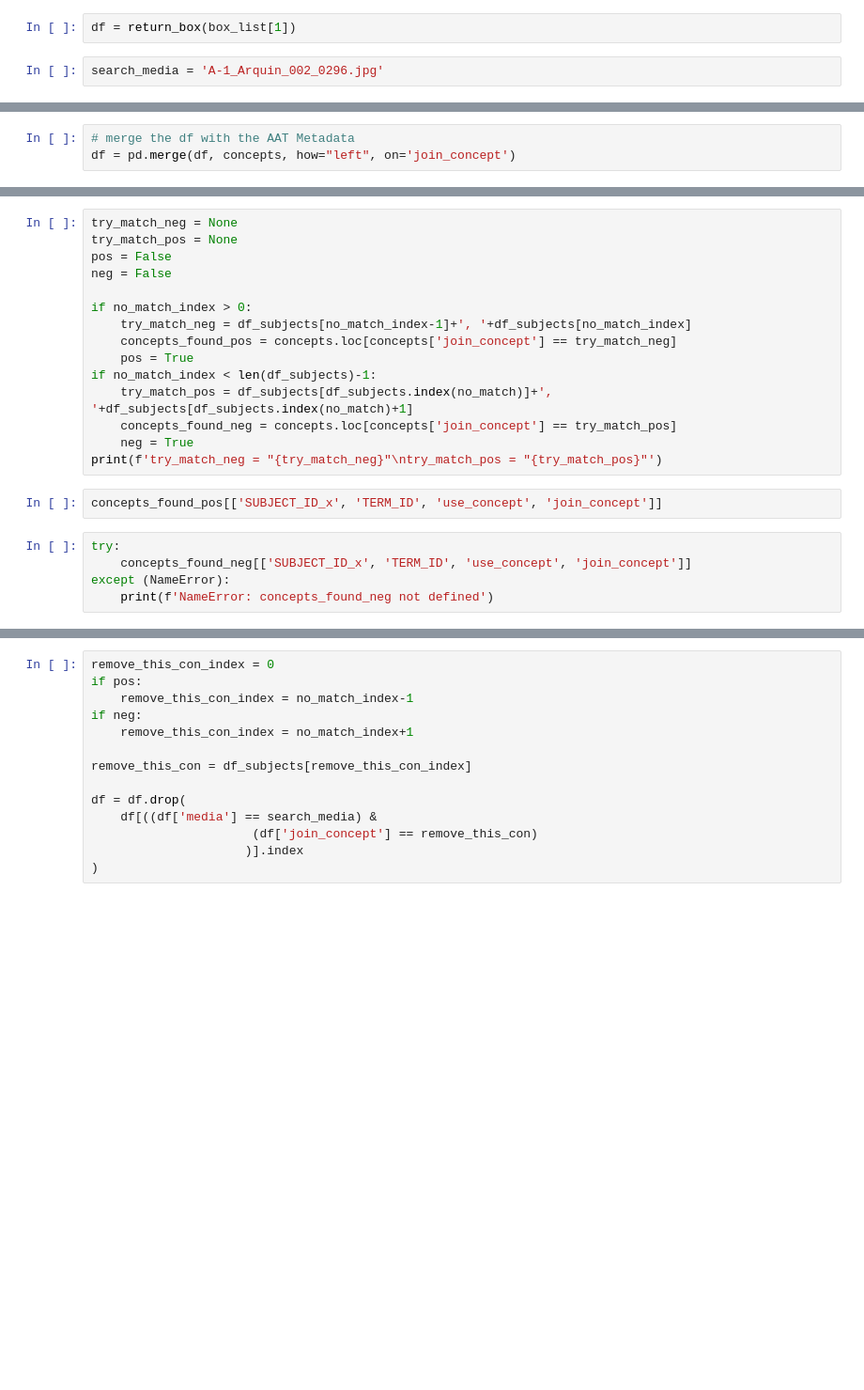
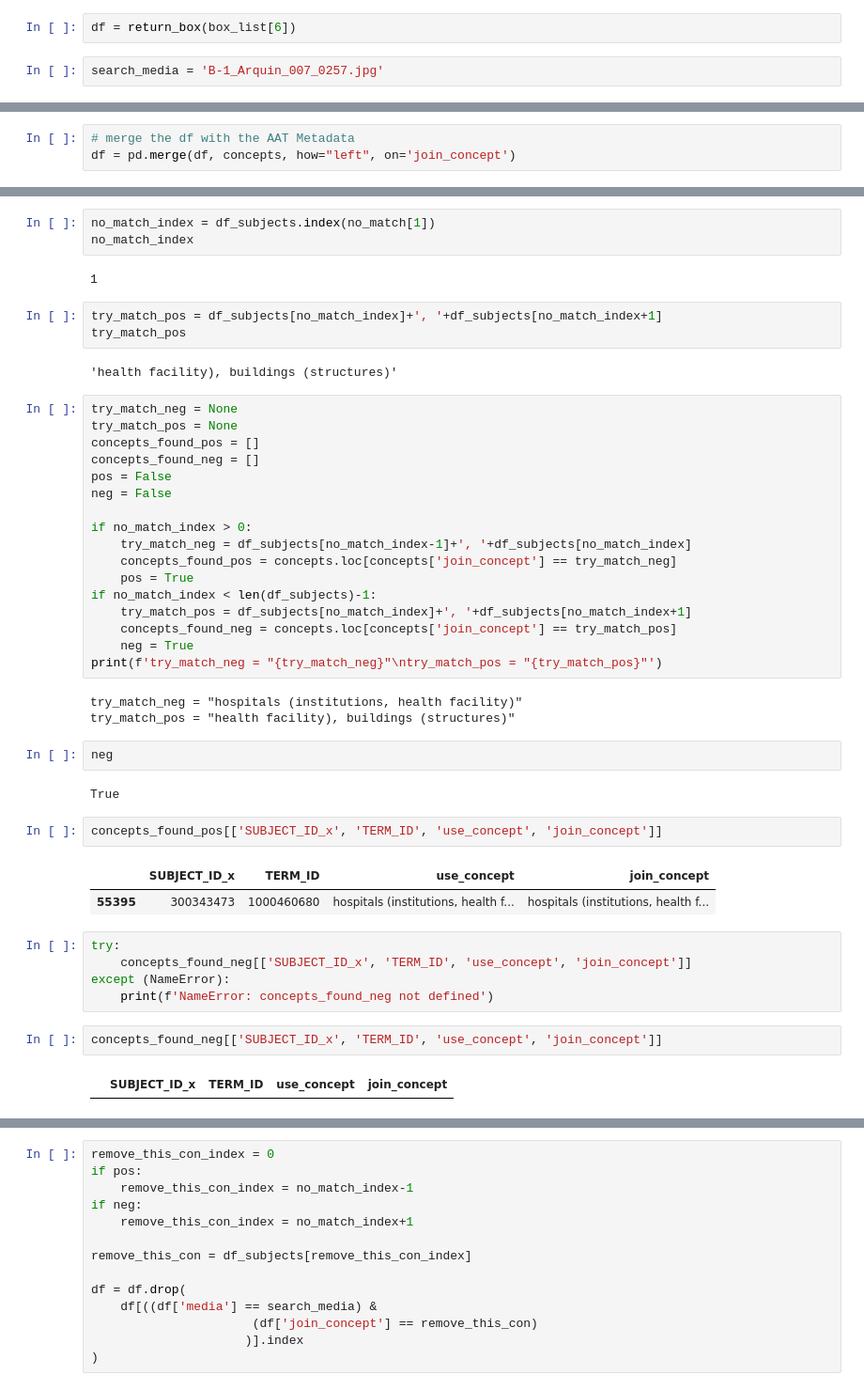
Before and after one commit to EthanDF/arquin, a Jupyter notebook: arquin_metadata_v2.ipynb, the cells around one changed output, grey strips where cells are left out. Shown at 94% size. Cells and saved outputs as stored; diff of their text form; blank space fills up the shorter version.

```diff
--- a/arquin_metadata_v2.ipynb
+++ b/arquin_metadata_v2.ipynb
@@ -216,6 +418,6 @@ This process will parse the subjects and then evaluate them.
 # %%
-df = return_box(box_list[1])
+df = return_box(box_list[6])
 # %%
-search_media = 'A-1_Arquin_002_0296.jpg'
+search_media = 'B-1_Arquin_007_0257.jpg'
 # %%
 df[df['media'] == search_media].index
@@ -254,6 +506,18 @@ for i, unmatched in enumerate(no_match):
+# %%
+no_match_index = df_subjects.index(no_match[1])
+no_match_index
+# %% [output]
+1
+# %%
+try_match_pos = df_subjects[no_match_index]+', '+df_subjects[no_match_index+1]
+try_match_pos
+# %% [output]
+'health facility), buildings (structures)'
 # %%
 try_match_neg = None
 try_match_pos = None
+concepts_found_pos = []
+concepts_found_neg = []
 pos = False
 neg = False
 
@@ -262,15 +526,29 @@ if no_match_index > 0:
     concepts_found_pos = concepts.loc[concepts['join_concept'] == try_match_neg]
     pos = True
 if no_match_index < len(df_subjects)-1:
-    try_match_pos = df_subjects[df_subjects.index(no_match)]+', '+df_subjects[df_subjects.index(no_match)+1]
+    try_match_pos = df_subjects[no_match_index]+', '+df_subjects[no_match_index+1]
     concepts_found_neg = concepts.loc[concepts['join_concept'] == try_match_pos]
     neg = True
 print(f'try_match_neg = "{try_match_neg}"\ntry_match_pos = "{try_match_pos}"')
+# %% [output]
+try_match_neg = "hospitals (institutions, health facility)"
+try_match_pos = "health facility), buildings (structures)"
+# %%
+neg
+# %% [output]
+True
 # %%
 concepts_found_pos[['SUBJECT_ID_x', 'TERM_ID', 'use_concept', 'join_concept']]
+# %% [output]
+|  | SUBJECT_ID_x | TERM_ID | use_concept | join_concept |
+| 55395 | 300343473 | 1000460680 | hospitals (institutions, health f... | hospitals (institutions, health f... |
 # %%
 try:
     concepts_found_neg[['SUBJECT_ID_x', 'TERM_ID', 'use_concept', 'join_concept']]
 except (NameError):
     print(f'NameError: concepts_found_neg not defined')
+# %%
+concepts_found_neg[['SUBJECT_ID_x', 'TERM_ID', 'use_concept', 'join_concept']]
+# %% [output]
+|  | SUBJECT_ID_x | TERM_ID | use_concept | join_concept |
 # %%
```
Also changed, not shown: parts of 49 cells of this notebook, 1 other file.
